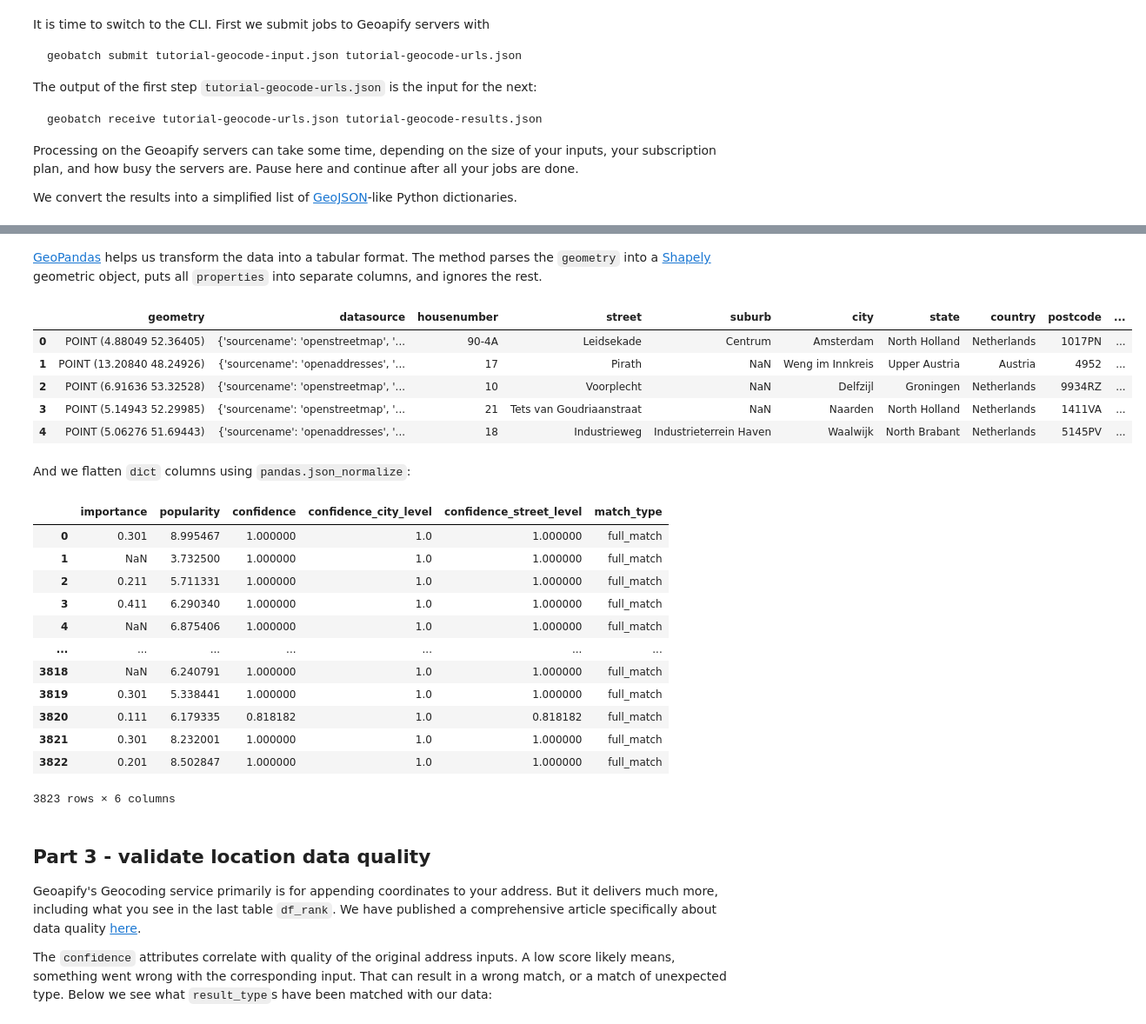
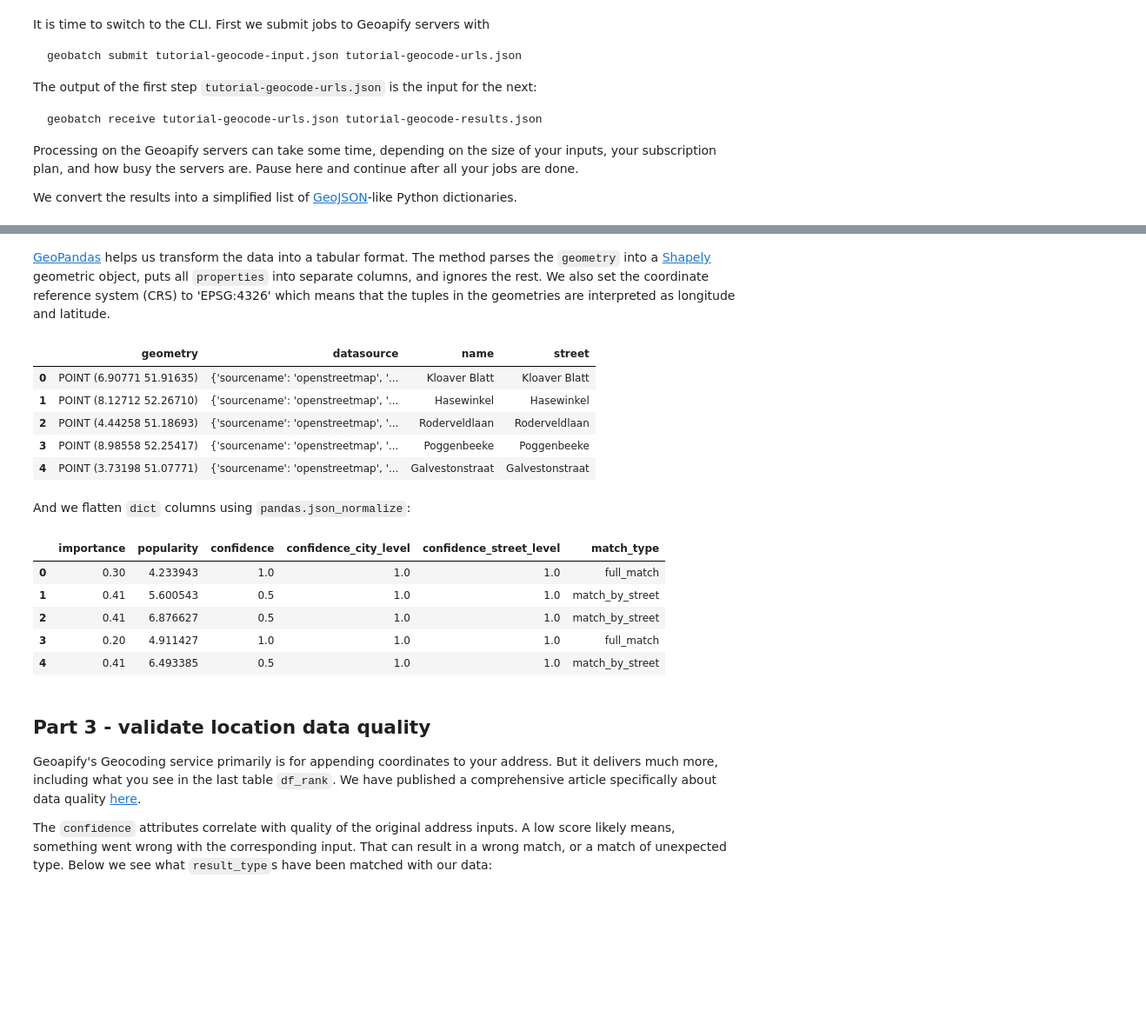
Before and after one commit to huels-originals/geobatchpy, a Jupyter notebook: docs/tutorial-enrich-locations.ipynb, the cells around one changed output, grey strips where cells are left out. Shown: that part at 87% size. Cells and saved outputs as stored; diff of their text form; code cells hidden in the pictures; blank space fills up the shorter version.

Commit message:
change tutorial enrich locations data

```diff
--- a/docs/tutorial-enrich-locations.ipynb
+++ b/docs/tutorial-enrich-locations.ipynb
@@ -13,4 +13,5 @@ import numpy as np
 import pandas as pd
 
 pd.options.display.max_columns = None  # to display all columns
+pd.set_option('display.expand_frame_repr', False)  # to print without line break
 # %%
@@ -108,36 +107,29 @@ Here is how the 1st one looks like:
 # %% [markdown]
-[GeoPandas](https://github.com/geopandas/geopandas) helps us transform the data into a tabular format. The method parses the `geometry` into a [Shapely](https://github.com/shapely/shapely) geometric object, puts all `properties` into separate columns, and ignores the rest.
+[GeoPandas](https://github.com/geopandas/geopandas) helps us transform the data into a tabular format. The method parses the `geometry` into a [Shapely](https://github.com/shapely/shapely) geometric object, puts all `properties` into separate columns, and ignores the rest. We also set the coordinate reference system (CRS) to 'EPSG:4326' which means that the tuples in the geometries are interpreted as longitude and latitude.
 # %%
 import geopandas as gpd
 
-df_geocodes = gpd.GeoDataFrame.from_features(results)
-df_geocodes.head()
+df_geocodes = gpd.GeoDataFrame.from_features(results, crs='EPSG:4326')
+df_geocodes.iloc[:, :4].head()
 # %% [output]
-|  | geometry | datasource | housenumber | street | suburb | city | state | country | postcode | ... |
-| 0 | POINT (4.88049 52.36405) | {'sourcename': 'openstreetmap', '... | 90-4A | Leidsekade | Centrum | Amsterdam | North Holland | Netherlands | 1017PN | ... |
-| 1 | POINT (13.20840 48.24926) | {'sourcename': 'openaddresses', '... | 17 | Pirath | NaN | Weng im Innkreis | Upper Austria | Austria | 4952 | ... |
-| 2 | POINT (6.91636 53.32528) | {'sourcename': 'openstreetmap', '... | 10 | Voorplecht | NaN | Delfzijl | Groningen | Netherlands | 9934RZ | ... |
-| 3 | POINT (5.14943 52.29985) | {'sourcename': 'openstreetmap', '... | 21 | Tets van Goudriaanstraat | NaN | Naarden | North Holland | Netherlands | 1411VA | ... |
-| 4 | POINT (5.06276 51.69443) | {'sourcename': 'openaddresses', '... | 18 | Industrieweg | Industrieterrein Haven | Waalwijk | North Brabant | Netherlands | 5145PV | ... |
+|  | geometry | datasource | name | street |
+| 0 | POINT (6.90771 51.91635) | {'sourcename': 'openstreetmap', '... | Kloaver Blatt | Kloaver Blatt |
+| 1 | POINT (8.12712 52.26710) | {'sourcename': 'openstreetmap', '... | Hasewinkel | Hasewinkel |
+| 2 | POINT (4.44258 51.18693) | {'sourcename': 'openstreetmap', '... | Roderveldlaan | Roderveldlaan |
+| 3 | POINT (8.98558 52.25417) | {'sourcename': 'openstreetmap', '... | Poggenbeeke | Poggenbeeke |
+| 4 | POINT (3.73198 51.07771) | {'sourcename': 'openstreetmap', '... | Galvestonstraat | Galvestonstraat |
 # %% [markdown]
 And we flatten `dict` columns using `pandas.json_normalize`:
 # %%
 df_rank = pd.json_normalize(df_geocodes['rank'])
-df_rank
+df_rank.head()
 # %% [output]
 |  | importance | popularity | confidence | confidence_city_level | confidence_street_level | match_type |
-| 0 | 0.301 | 8.995467 | 1.000000 | 1.0 | 1.000000 | full_match |
-| 1 | NaN | 3.732500 | 1.000000 | 1.0 | 1.000000 | full_match |
-| 2 | 0.211 | 5.711331 | 1.000000 | 1.0 | 1.000000 | full_match |
-| 3 | 0.411 | 6.290340 | 1.000000 | 1.0 | 1.000000 | full_match |
-| 4 | NaN | 6.875406 | 1.000000 | 1.0 | 1.000000 | full_match |
-| ... | ... | ... | ... | ... | ... | ... |
-| 3818 | NaN | 6.240791 | 1.000000 | 1.0 | 1.000000 | full_match |
-| 3819 | 0.301 | 5.338441 | 1.000000 | 1.0 | 1.000000 | full_match |
-| 3820 | 0.111 | 6.179335 | 0.818182 | 1.0 | 0.818182 | full_match |
-| 3821 | 0.301 | 8.232001 | 1.000000 | 1.0 | 1.000000 | full_match |
-| 3822 | 0.201 | 8.502847 | 1.000000 | 1.0 | 1.000000 | full_match |
+| 0 | 0.30 | 4.233943 | 1.0 | 1.0 | 1.0 | full_match |
+| 1 | 0.41 | 5.600543 | 0.5 | 1.0 | 1.0 | match_by_street |
+| 2 | 0.41 | 6.876627 | 0.5 | 1.0 | 1.0 | match_by_street |
+| 3 | 0.20 | 4.911427 | 1.0 | 1.0 | 1.0 | full_match |
+| 4 | 0.41 | 6.493385 | 0.5 | 1.0 | 1.0 | match_by_street |
-3823 rows × 6 columns
 # %% [markdown]
 ## Part 3 - validate location data quality
 
```
Also changed, not shown: parts of 33 cells of this notebook, 1 other file.
